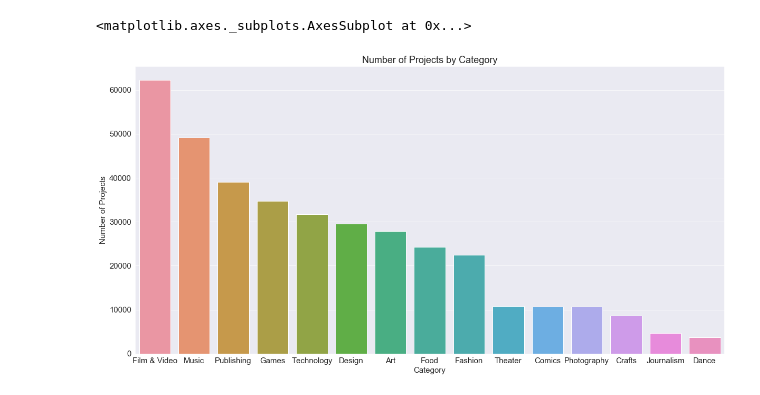
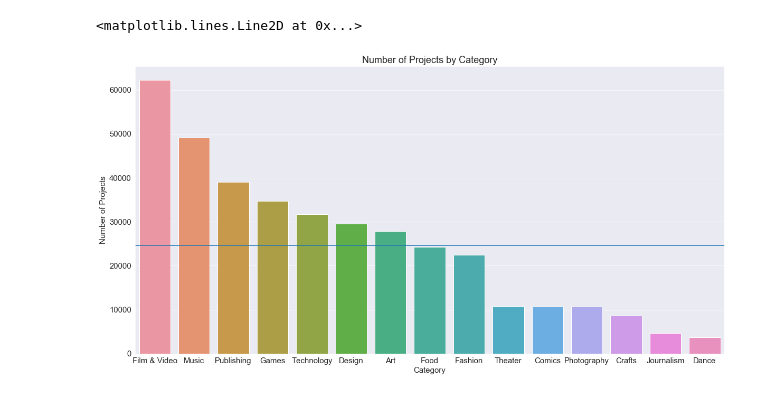
Before and after one commit to songyingho/kickstarter_analysis, a Jupyter notebook: index.ipynb, the cells around one changed output. Saved outputs shown, nothing was run; the diff lists cells and outputs as text; code cells hidden in the pictures.

```diff
--- a/index.ipynb
+++ b/index.ipynb
@@ -75,16 +75,17 @@ for i in df.main_category.unique():
 # %%
 number_of_projects = {}
 for i in key_stats:
     number_of_projects.update({i : key_stats[i]['no_projects']})
 
 projects_sorted = dict(sorted(number_of_projects.items(), key = lambda x:x[1], reverse = True))
 
 plt.rcParams.update({'font.size': 15})
 plt.figure(figsize=(20,10))
 plt.title('Number of Projects by Category')
 plt.ylabel('Number of Projects')
 plt.xlabel('Category')
-sns.barplot(x = list(projects_sorted.keys()), y = list(projects_sorted.values()))
+fig1 = sns.barplot(x = list(projects_sorted.keys()), y = list(projects_sorted.values()))
+fig1.axhline(len(df)/len(df.main_category.unique()))
 # %% [output]
-<matplotlib.axes._subplots.AxesSubplot at 0x...>
+<matplotlib.lines.Line2D at 0x...>
-[figure, old version]
+[figure, new version]
```
Also changed, not shown: parts of 6 cells of this notebook.
